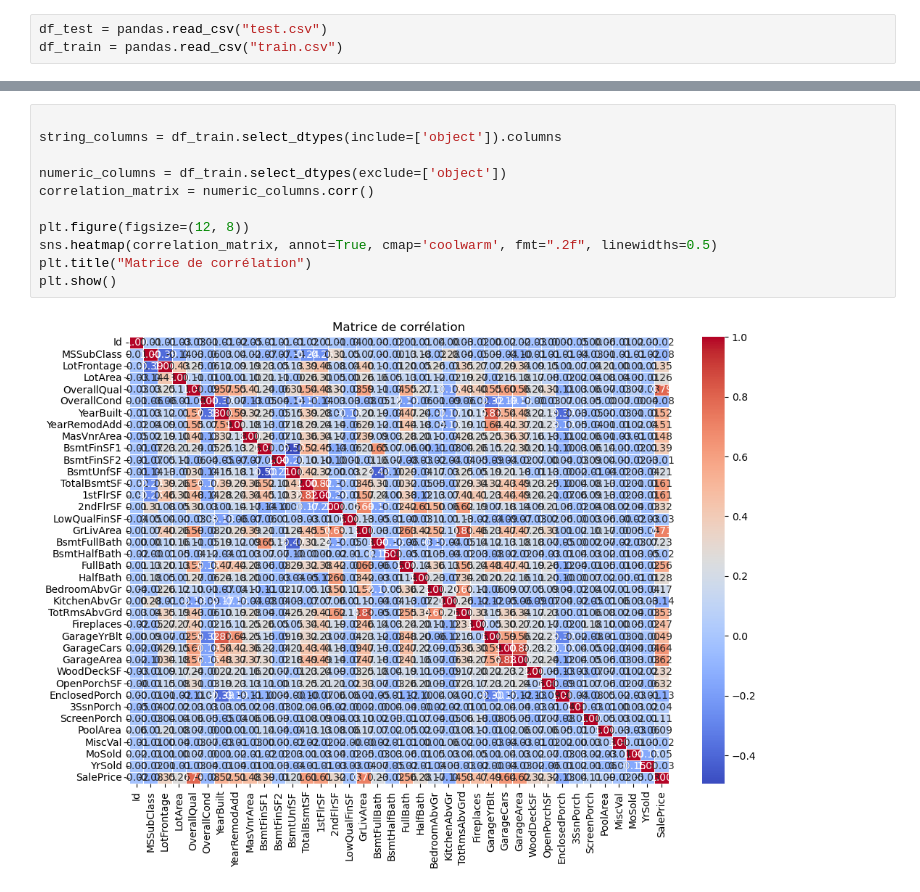
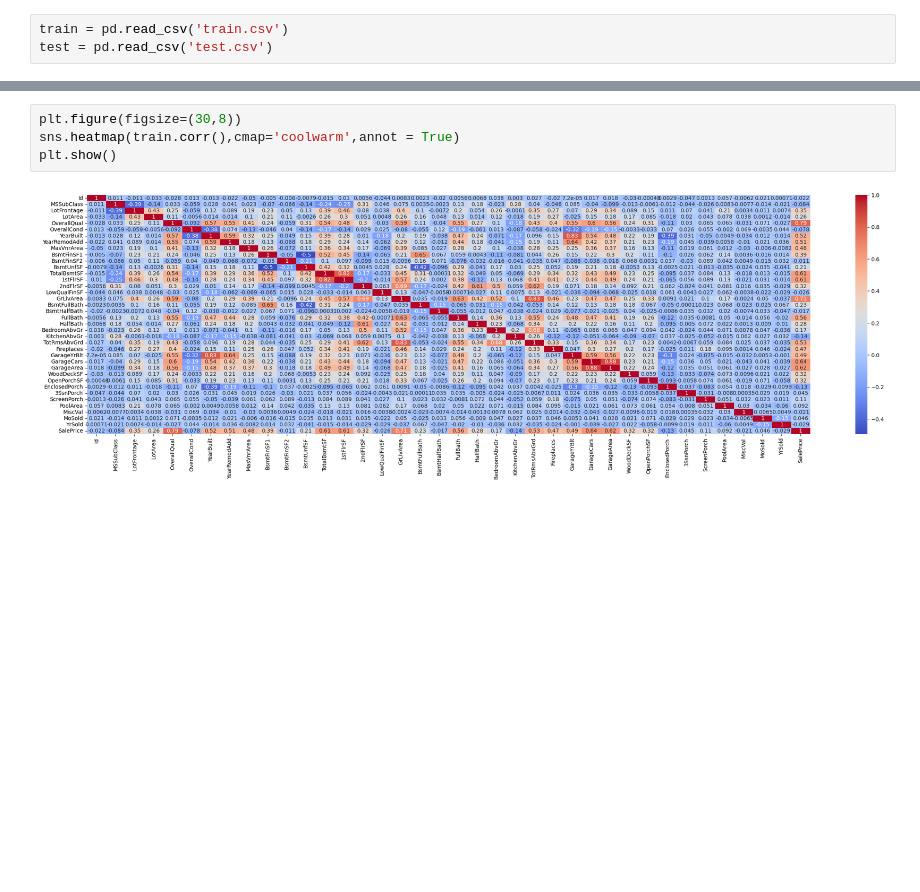
Before and after one commit to MarcVialatte/TP-MachineLearning, a Jupyter notebook: TP1/Exo2/regression.ipynb, the cells around one changed output, grey strips where cells are left out. Saved outputs shown, nothing was run; the diff lists cells and outputs as text; blank space fills up the shorter version.

```diff
--- a/TP1/Exo2/regression.ipynb
+++ b/TP1/Exo2/regression.ipynb
@@ -13,3 +17,3 @@ from sklearn.impute import SimpleImputer
 # %%
-df_test = pandas.read_csv("test.csv")
-df_train = pandas.read_csv("train.csv")
+train = pd.read_csv('train.csv')
+test = pd.read_csv('test.csv')
@@ -46,14 +70,7 @@ Aperçu du jeu de données d'entraînement :
 # %%
-
-string_columns = df_train.select_dtypes(include=['object']).columns
-
-numeric_columns = df_train.select_dtypes(exclude=['object'])
-correlation_matrix = numeric_columns.corr()
-
-plt.figure(figsize=(12, 8))
-sns.heatmap(correlation_matrix, annot=True, cmap='coolwarm', fmt=".2f", linewidths=0.5)
-plt.title("Matrice de corrélation")
+plt.figure(figsize=(30,8))
+sns.heatmap(train.corr(),cmap='coolwarm',annot = True)
 plt.show()
 # %% [output]
-[figure, old version]
+[figure, new version]
 # %%
```
Also changed, not shown: parts of 29 cells of this notebook, 2 other files.
